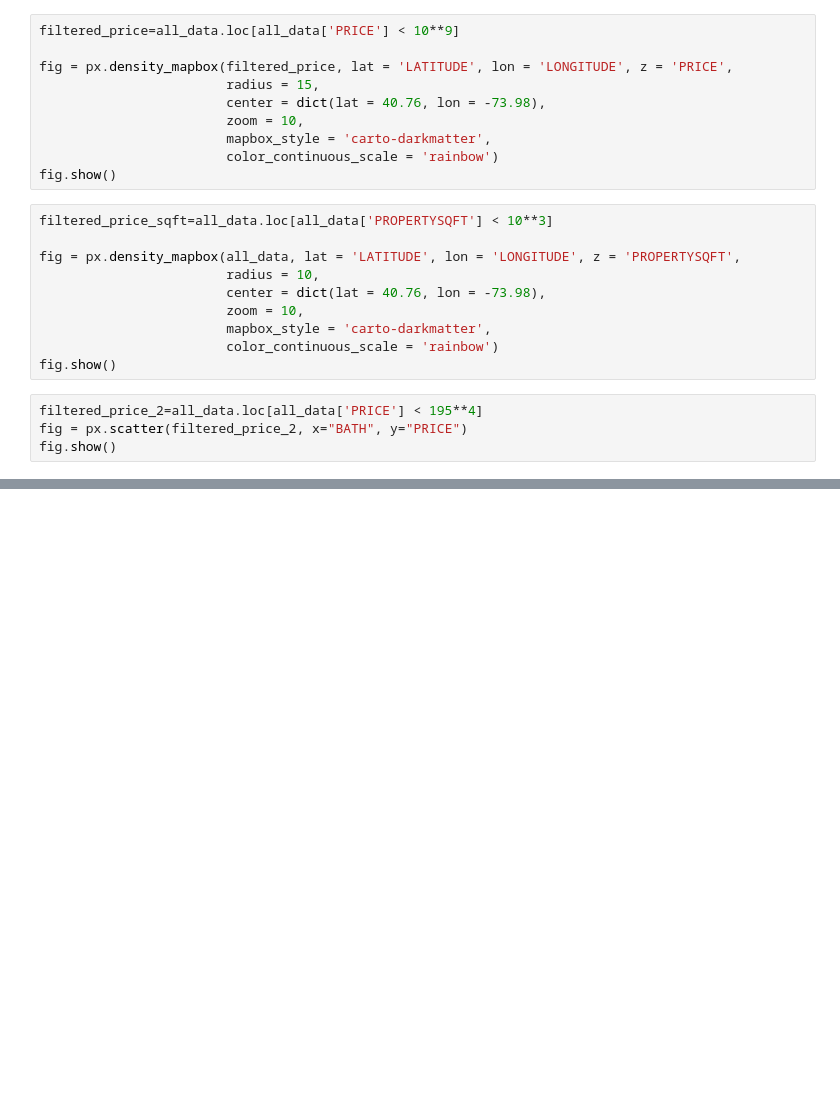
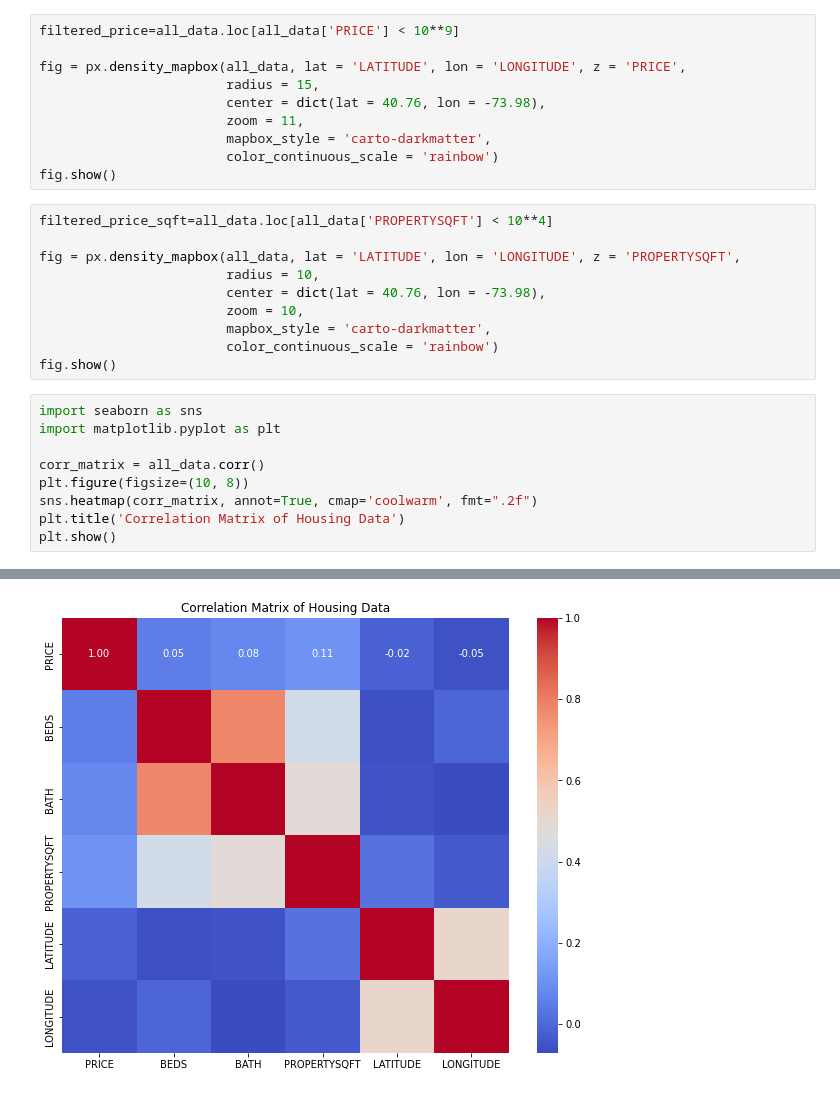
Before and after one commit to vik01/house_price_modeling, a Jupyter notebook: visuals.ipynb, the cells around one changed output, grey strips where cells are left out. Drawn from its saved outputs; the diff is of its cells as text; blank space fills up the shorter version.

```diff
--- a/visuals.ipynb
+++ b/visuals.ipynb
@@ -19,15 +16,15 @@ all_data.describe()
 # %%
 filtered_price=all_data.loc[all_data['PRICE'] < 10**9]
 
-fig = px.density_mapbox(filtered_price, lat = 'LATITUDE', lon = 'LONGITUDE', z = 'PRICE',
+fig = px.density_mapbox(all_data, lat = 'LATITUDE', lon = 'LONGITUDE', z = 'PRICE',
                         radius = 15,
                         center = dict(lat = 40.76, lon = -73.98),
-                        zoom = 10,
+                        zoom = 11,
                         mapbox_style = 'carto-darkmatter',
                         color_continuous_scale = 'rainbow')
 fig.show()
 # %%
-filtered_price_sqft=all_data.loc[all_data['PROPERTYSQFT'] < 10**3]
+filtered_price_sqft=all_data.loc[all_data['PROPERTYSQFT'] < 10**4]
 
 fig = px.density_mapbox(all_data, lat = 'LATITUDE', lon = 'LONGITUDE', z = 'PROPERTYSQFT',
                         radius = 10,
@@ -36,7 +33,13 @@ fig = px.density_mapbox(all_data, lat = 'LATITUDE', lon = 'LONGITUDE', z = 'PROP
                         mapbox_style = 'carto-darkmatter',
                         color_continuous_scale = 'rainbow')
 fig.show()
-# %%
-filtered_price_2=all_data.loc[all_data['PRICE'] < 195**4]
-fig = px.scatter(filtered_price_2, x="BATH", y="PRICE")
-fig.show()
+# %%
+import seaborn as sns
+import matplotlib.pyplot as plt
+
+corr_matrix = all_data.corr()
+plt.figure(figsize=(10, 8))
+sns.heatmap(corr_matrix, annot=True, cmap='coolwarm', fmt=".2f")
+plt.title('Correlation Matrix of Housing Data')
+plt.show()
+# %% [output]
@@ -42,0 +47 @@ fig.show()
+[figure, added]
```
Also changed, not shown: parts of 4 cells of this notebook.
